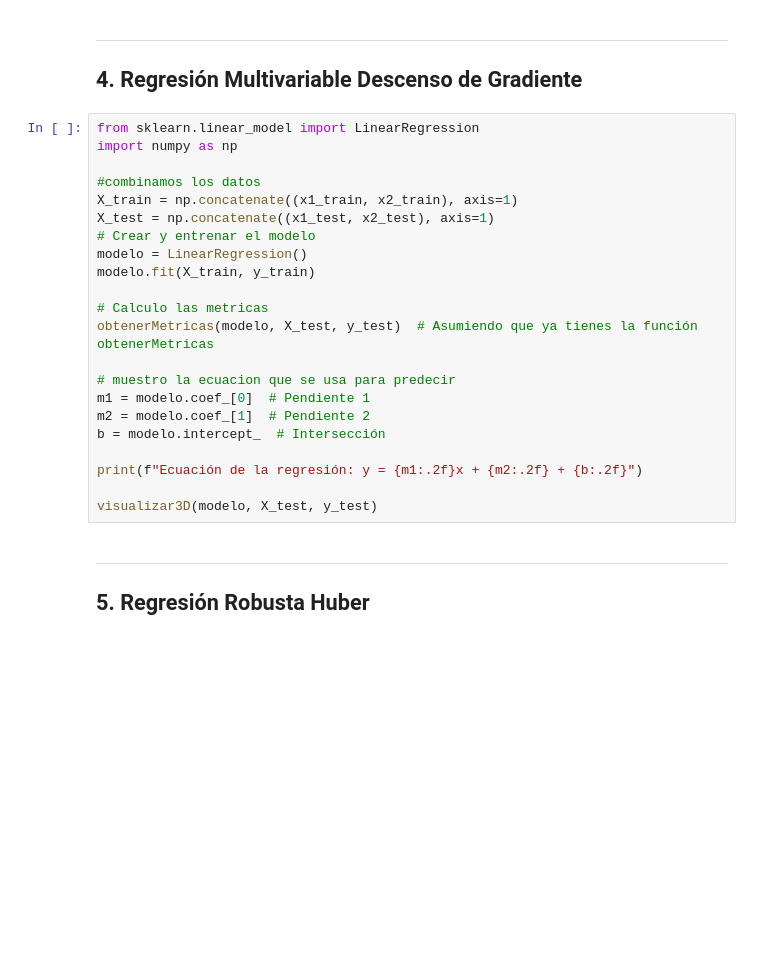
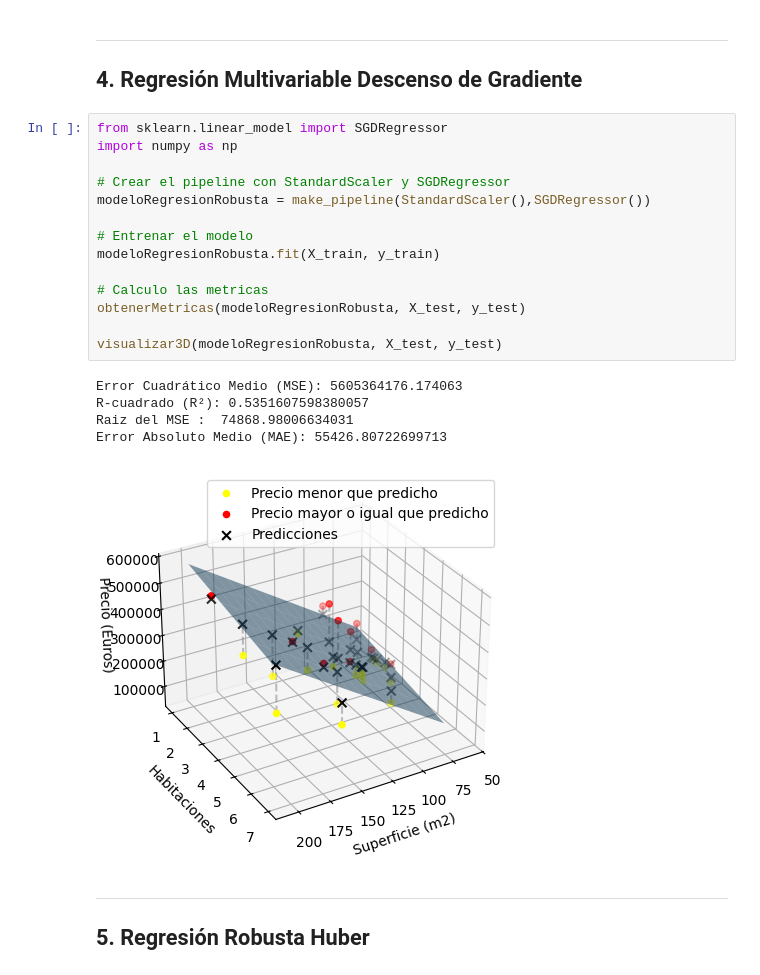
Before and after one commit to jaimoyok/Aprendizaje2025, a Jupyter notebook: P1/P1.ipynb, the cells around one changed output. Saved outputs shown, nothing was run; the diff lists cells and outputs as text; blank space fills up the shorter version.

```diff
--- a/P1/P1.ipynb
+++ b/P1/P1.ipynb
@@ -227,27 +224,25 @@ Ecuación de la regresión: y = 3028.74x + -18852.83 + -12132.91
 
 ## 4. Regresión Multivariable Descenso de Gradiente
 # %%
-from sklearn.linear_model import LinearRegression
+from sklearn.linear_model import SGDRegressor
 import numpy as np
 
-#combinamos los datos
-X_train = np.concatenate((x1_train, x2_train), axis=1)
-X_test = np.concatenate((x1_test, x2_test), axis=1)
-# Crear y entrenar el modelo
-modelo = LinearRegression()
-modelo.fit(X_train, y_train)
+# Crear el pipeline con StandardScaler y SGDRegressor
+modeloRegresionRobusta = make_pipeline(StandardScaler(),SGDRegressor())
+
+# Entrenar el modelo
+modeloRegresionRobusta.fit(X_train, y_train)
 
 # Calculo las metricas
-obtenerMetricas(modelo, X_test, y_test)  # Asumiendo que ya tienes la función obtenerMetricas
+obtenerMetricas(modeloRegresionRobusta, X_test, y_test)
 
-# muestro la ecuacion que se usa para predecir
-m1 = modelo.coef_[0]  # Pendiente 1
-m2 = modelo.coef_[1]  # Pendiente 2
-b = modelo.intercept_  # Intersección
-
-print(f"Ecuación de la regresión: y = {m1:.2f}x + {m2:.2f} + {b:.2f}")
-
-visualizar3D(modelo, X_test, y_test)
+visualizar3D(modeloRegresionRobusta, X_test, y_test)
+# %% [output]
+Error Cuadrático Medio (MSE): 5605364176.174063
+R-cuadrado (R²): 0.5351607598380057
+Raiz del MSE :  74868.98006634031
+Error Absoluto Medio (MAE): 55426.80722699713
+[figure, added]
 # %% [markdown]
 ----
 
```
Also changed, not shown: parts of 5 cells of this notebook.
